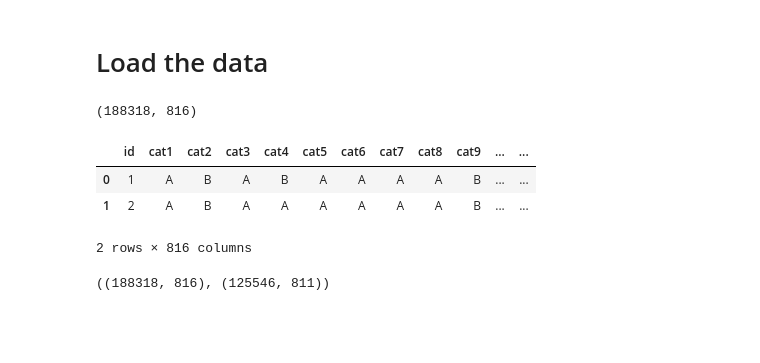
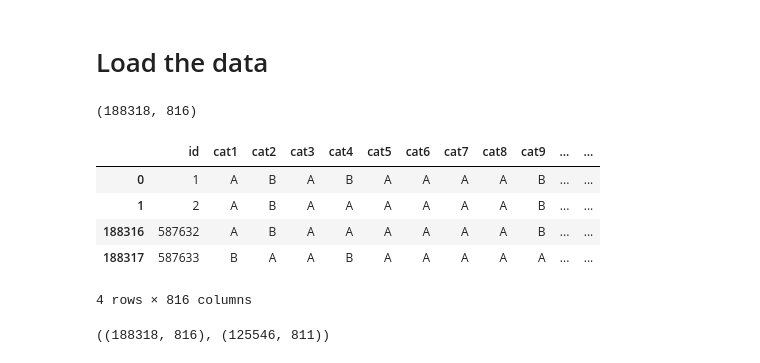
Before and after one commit to bhishanpdl/Project_All_State_Insurance, a Jupyter notebook: notebooks/a03_modelling_stacking_models.ipynb, the cells around one changed output. Drawn from its saved outputs; the diff is of its cells as text; code cells hidden in the pictures; blank space fills up the shorter version.

```diff
--- a/notebooks/a03_modelling_stacking_models.ipynb
+++ b/notebooks/a03_modelling_stacking_models.ipynb
@@ -89,18 +89,20 @@ from bhishan import bp
 # %%
 path_pro = '../data/processed'
 
-df_train = pd.read_csv(f'{path_pro}/train_cleaned_encoded.csv',index_col=0)
+df_train = pd.read_csv(f'{path_pro}/train_cleaned_encoded.csv.zip',compression='zip')
 
-df_test = pd.read_csv(f'{path_pro}/test_cleaned_encoded.csv',index_col=0)
+df_test = pd.read_csv(f'{path_pro}/test_cleaned_encoded.csv.zip',compression='zip')
 
 print(df_train.shape)
-df_train.head(2)
+df_train.head(2).append(df_train.tail(2))
 # %% [output]
 (188318, 816)
 |  | id | cat1 | cat2 | cat3 | cat4 | cat5 | cat6 | cat7 | cat8 | cat9 | ... | ... |
 | 0 | 1 | A | B | A | B | A | A | A | A | B | ... | ... |
 | 1 | 2 | A | B | A | A | A | A | A | A | B | ... | ... |
+| 188316 | 587632 | A | B | A | A | A | A | A | A | B | ... | ... |
+| 188317 | 587633 | B | A | A | B | A | A | A | A | A | ... | ... |
-2 rows × 816 columns
+4 rows × 816 columns
 # %%
 df_train.shape, df_test.shape
 # %% [output]
```
Also changed, not shown: parts of 12 cells of this notebook, 7 other files.
